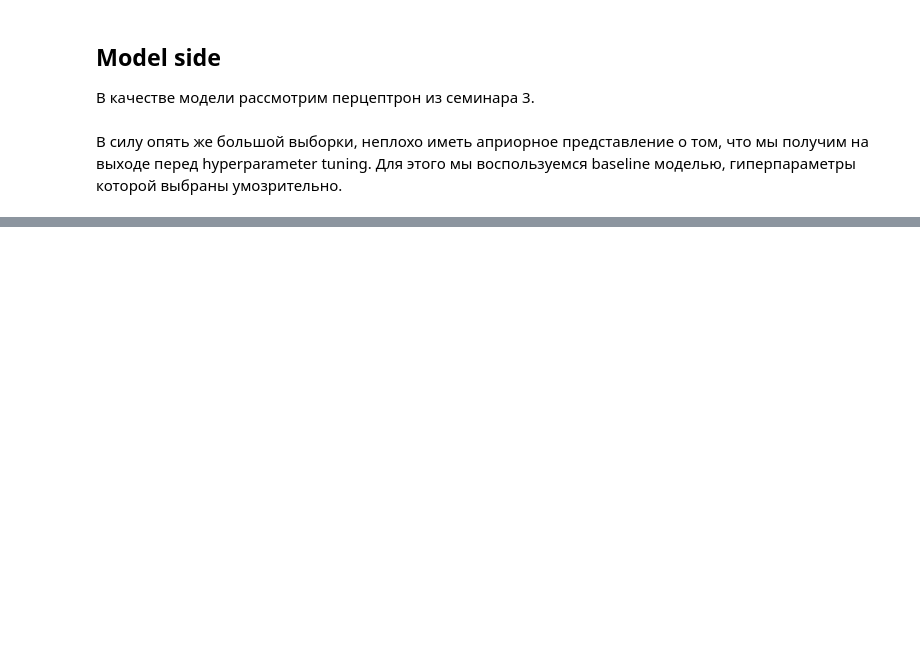
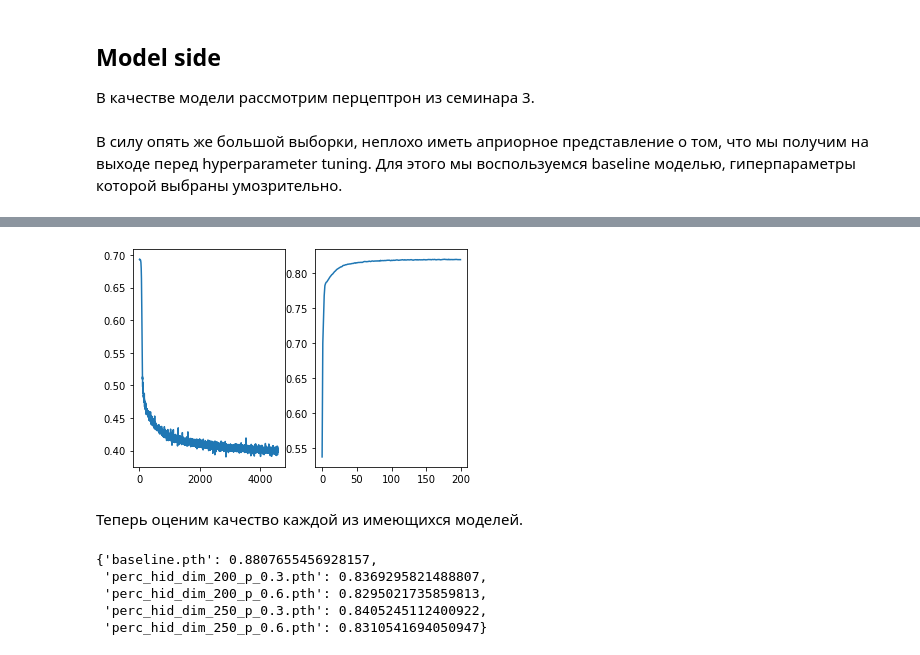
Before and after one commit to Sergey-Tkachenko/MachineLearningSeminars, a Jupyter notebook: sem7/homework_7.ipynb, the cells around one changed output, grey strips where cells are left out. Cells and saved outputs as stored; diff of their text form; code cells hidden in the pictures; blank space fills up the shorter version.

```diff
--- a/sem7/homework_7.ipynb
+++ b/sem7/homework_7.ipynb
@@ -247,0 +254,16 @@ acc
+# %%
+param_grid = ParameterGrid(
+    {'hid_dim': [200, 250],
+    'p': [0.3, 0.6]})
+# %%
+for item in tqdm(param_grid):
+    model = Perceptron(input_dim=INPUT_DIM, hidden_dim=item['hid_dim'], num_layers=5, p=item['p']).to(device)
+    optimizer = torch.optim.Adam(model.parameters(), lr=1e-4)
+
+    trainer(model, traindata, torch.nn.BCEWithLogitsLoss(), optimizer, epochs=200, val_data=valdata)
+
+    torch.save(model.state_dict(), f"models/perc_hid_dim_{item['hid_dim']}_p_{item['p']}")
+# %% [output]
+[figure, added]
+# %% [markdown]
+Теперь оценим качество каждой из имеющихся моделей.
@@ -247,0 +293,8 @@ acc
+# %%
+accs
+# %% [output]
+{'baseline.pth': 0.8807655456928157,
+ 'perc_hid_dim_200_p_0.3.pth': 0.8369295821488807,
+ 'perc_hid_dim_200_p_0.6.pth': 0.8295021735859813,
+ 'perc_hid_dim_250_p_0.3.pth': 0.8405245112400922,
+ 'perc_hid_dim_250_p_0.6.pth': 0.8310541694050947}
```
Also changed, not shown: parts of 17 cells of this notebook.
